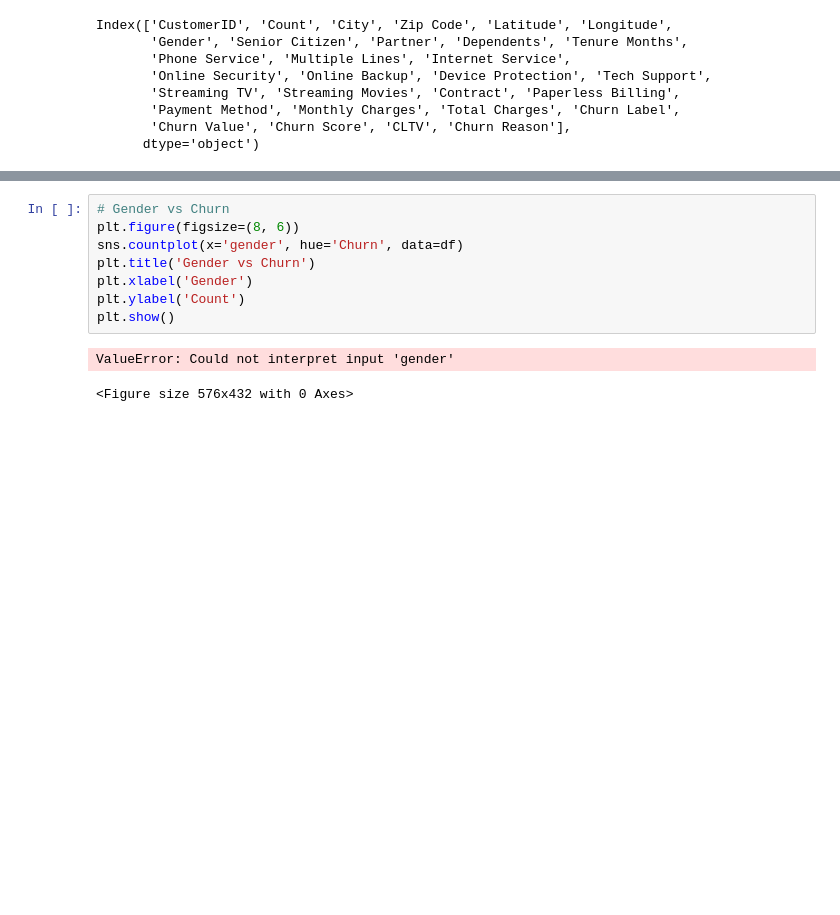
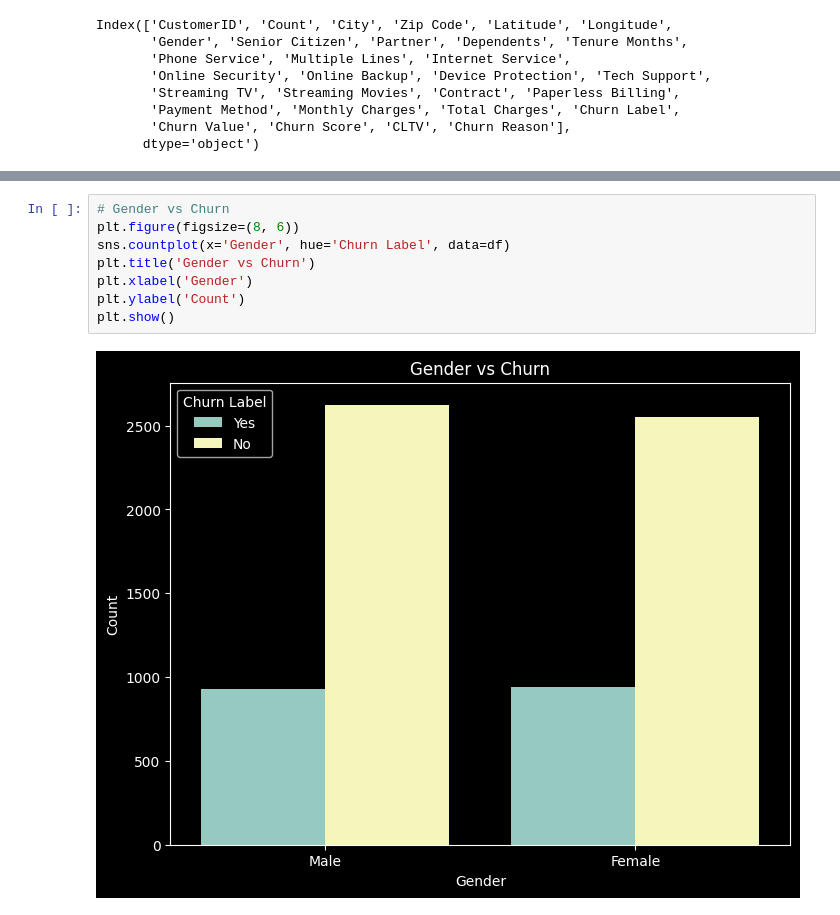
Before and after one commit to Shuchismita2000/customer-churn-prediction, a Jupyter notebook: eda.ipynb, the cells around one changed output, grey strips where cells are left out. Drawn from its saved outputs; the diff is of its cells as text; blank space fills up the shorter version.

```diff
--- a/eda.ipynb
+++ b/eda.ipynb
@@ -197,11 +188,10 @@ plt.show()
 # %%
 # Gender vs Churn
 plt.figure(figsize=(8, 6))
-sns.countplot(x='gender', hue='Churn', data=df)
+sns.countplot(x='Gender', hue='Churn Label', data=df)
 plt.title('Gender vs Churn')
 plt.xlabel('Gender')
 plt.ylabel('Count')
 plt.show()
 # %% [output]
-ValueError: Could not interpret input 'gender'
-<Figure size 576x432 with 0 Axes>
+[figure, added]
```
Also changed, not shown: parts of 29 cells of this notebook.
